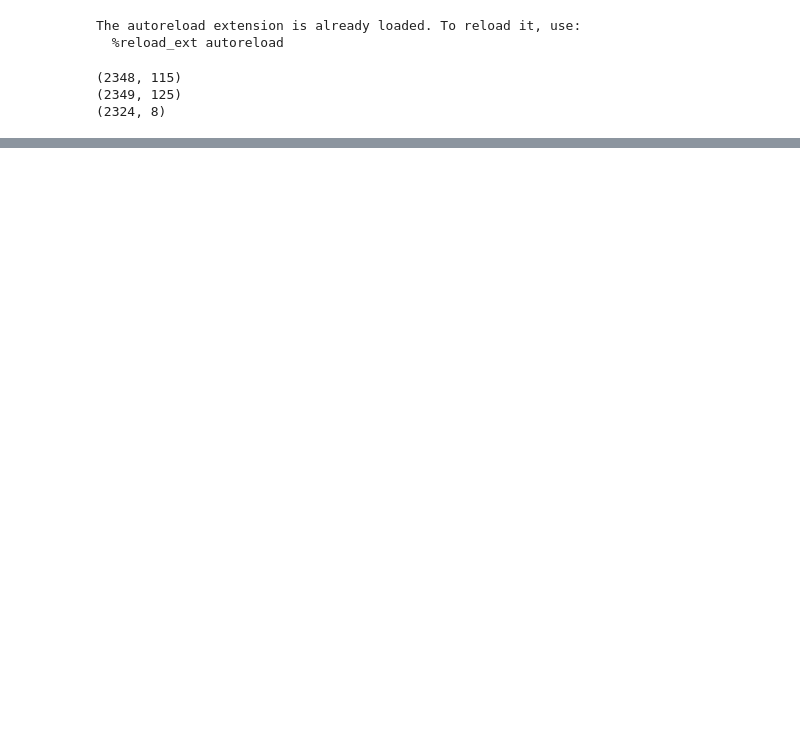
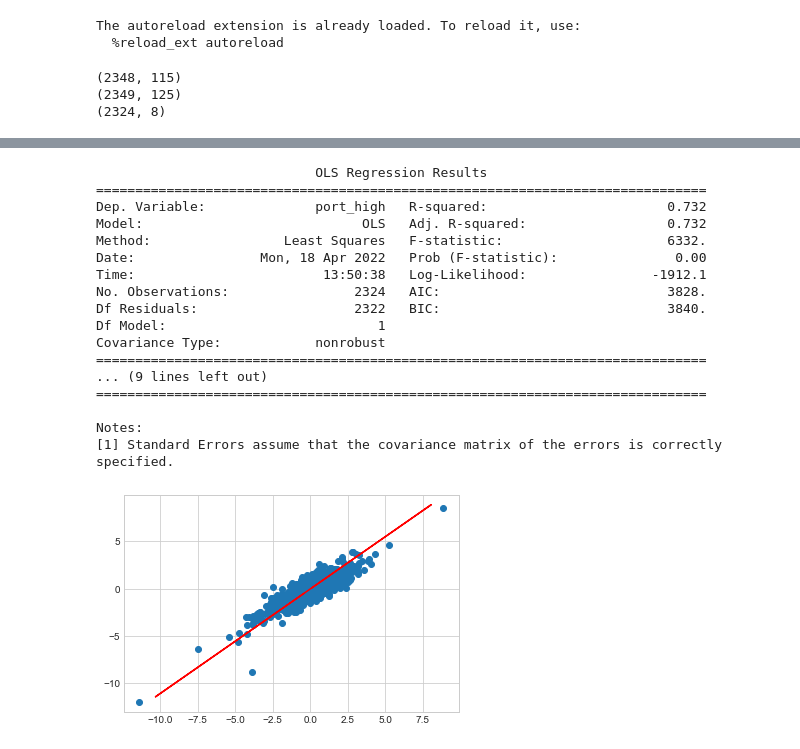
Before and after one commit to KamilPan/PS, a Jupyter notebook: ACF /ACF2.ipynb, the cells around one changed output, grey strips where cells are left out. Saved outputs shown, nothing was run; the diff lists cells and outputs as text; code cells hidden in the pictures; blank space fills up the shorter version.

```diff
--- a/ACF /ACF2.ipynb
+++ b/ACF /ACF2.ipynb
@@ -63,0 +132,25 @@ rt
+# %%
+model3 = smf.ols(formula='port_high ~ MktRF', data=rt).fit()
+print(model3.summary())
+trend = model3.params[0] + model3.params[1]* rt['port_high']
+plt.scatter(rt['port_high'],rt['MktRF'])
+plt.plot(trend, rt['port_high'], 'r');
+# %% [output]
+                            OLS Regression Results
+==============================================================================
+Dep. Variable:              port_high   R-squared:                       0.732
+Model:                            OLS   Adj. R-squared:                  0.732
+Method:                 Least Squares   F-statistic:                     6332.
+Date:                Mon, 18 Apr 2022   Prob (F-statistic):               0.00
+Time:                        13:50:38   Log-Likelihood:                -1912.1
+No. Observations:                2324   AIC:                             3828.
+Df Residuals:                    2322   BIC:                             3840.
+Df Model:                           1
+Covariance Type:            nonrobust
+==============================================================================
+... (9 lines left out)
+==============================================================================
+
+Notes:
+[1] Standard Errors assume that the covariance matrix of the errors is correctly specified.
+[figure, added]
```
Also changed, not shown: parts of 14 cells of this notebook, 8 other files.
